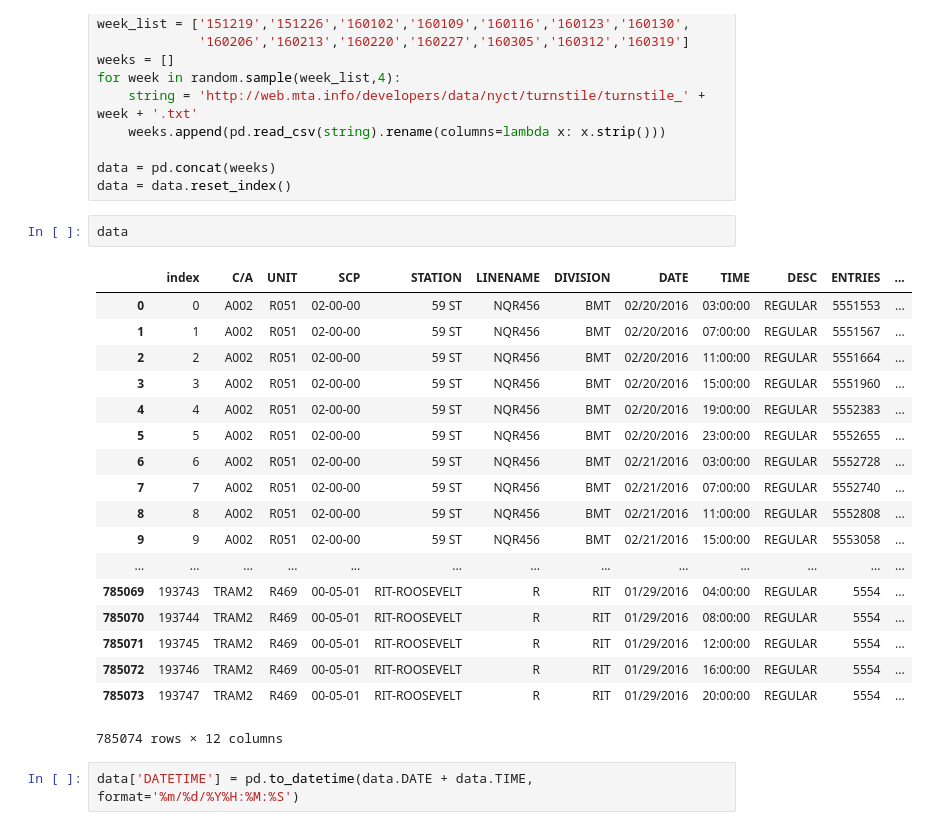
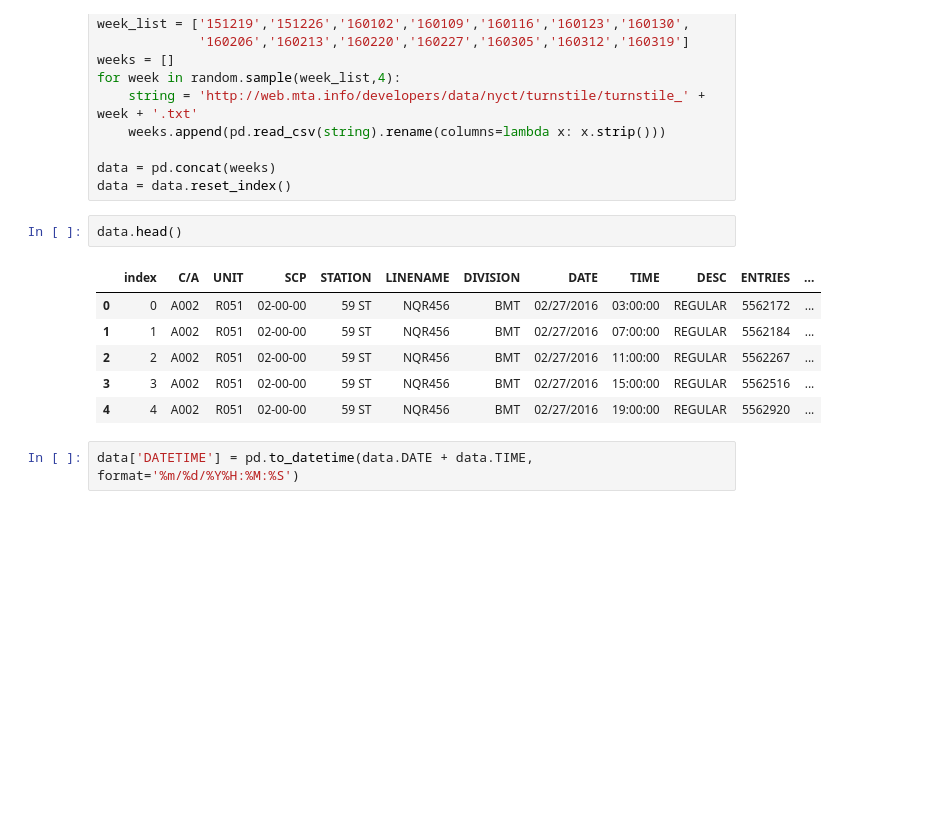
Before and after one commit to ashirwad08/MTA-data-exploration, a Jupyter notebook: MTA-data-Winter-2015-2016.ipynb, the cells around one changed output. Cells and saved outputs as stored; diff of their text form; blank space fills up the shorter version.

```diff
--- a/MTA-data-Winter-2015-2016.ipynb
+++ b/MTA-data-Winter-2015-2016.ipynb
@@ -21,26 +22,14 @@ for week in random.sample(week_list,4):
 data = pd.concat(weeks)
 data = data.reset_index()
 # %%
-data
+data.head()
 # %% [output]
 |  | index | C/A | UNIT | SCP | STATION | LINENAME | DIVISION | DATE | TIME | DESC | ENTRIES | ... |
-| 0 | 0 | A002 | R051 | 02-00-00 | 59 ST | NQR456 | BMT | 02/20/2016 | 03:00:00 | REGULAR | 5551553 | ... |
-| 1 | 1 | A002 | R051 | 02-00-00 | 59 ST | NQR456 | BMT | 02/20/2016 | 07:00:00 | REGULAR | 5551567 | ... |
-| 2 | 2 | A002 | R051 | 02-00-00 | 59 ST | NQR456 | BMT | 02/20/2016 | 11:00:00 | REGULAR | 5551664 | ... |
-| 3 | 3 | A002 | R051 | 02-00-00 | 59 ST | NQR456 | BMT | 02/20/2016 | 15:00:00 | REGULAR | 5551960 | ... |
-| 4 | 4 | A002 | R051 | 02-00-00 | 59 ST | NQR456 | BMT | 02/20/2016 | 19:00:00 | REGULAR | 5552383 | ... |
-| 5 | 5 | A002 | R051 | 02-00-00 | 59 ST | NQR456 | BMT | 02/20/2016 | 23:00:00 | REGULAR | 5552655 | ... |
-| 6 | 6 | A002 | R051 | 02-00-00 | 59 ST | NQR456 | BMT | 02/21/2016 | 03:00:00 | REGULAR | 5552728 | ... |
-| 7 | 7 | A002 | R051 | 02-00-00 | 59 ST | NQR456 | BMT | 02/21/2016 | 07:00:00 | REGULAR | 5552740 | ... |
-| 8 | 8 | A002 | R051 | 02-00-00 | 59 ST | NQR456 | BMT | 02/21/2016 | 11:00:00 | REGULAR | 5552808 | ... |
-| 9 | 9 | A002 | R051 | 02-00-00 | 59 ST | NQR456 | BMT | 02/21/2016 | 15:00:00 | REGULAR | 5553058 | ... |
-| ... | ... | ... | ... | ... | ... | ... | ... | ... | ... | ... | ... | ... |
-| 785069 | 193743 | TRAM2 | R469 | 00-05-01 | RIT-ROOSEVELT | R | RIT | 01/29/2016 | 04:00:00 | REGULAR | 5554 | ... |
-| 785070 | 193744 | TRAM2 | R469 | 00-05-01 | RIT-ROOSEVELT | R | RIT | 01/29/2016 | 08:00:00 | REGULAR | 5554 | ... |
-| 785071 | 193745 | TRAM2 | R469 | 00-05-01 | RIT-ROOSEVELT | R | RIT | 01/29/2016 | 12:00:00 | REGULAR | 5554 | ... |
-| 785072 | 193746 | TRAM2 | R469 | 00-05-01 | RIT-ROOSEVELT | R | RIT | 01/29/2016 | 16:00:00 | REGULAR | 5554 | ... |
-| 785073 | 193747 | TRAM2 | R469 | 00-05-01 | RIT-ROOSEVELT | R | RIT | 01/29/2016 | 20:00:00 | REGULAR | 5554 | ... |
+| 0 | 0 | A002 | R051 | 02-00-00 | 59 ST | NQR456 | BMT | 02/27/2016 | 03:00:00 | REGULAR | 5562172 | ... |
+| 1 | 1 | A002 | R051 | 02-00-00 | 59 ST | NQR456 | BMT | 02/27/2016 | 07:00:00 | REGULAR | 5562184 | ... |
+| 2 | 2 | A002 | R051 | 02-00-00 | 59 ST | NQR456 | BMT | 02/27/2016 | 11:00:00 | REGULAR | 5562267 | ... |
+| 3 | 3 | A002 | R051 | 02-00-00 | 59 ST | NQR456 | BMT | 02/27/2016 | 15:00:00 | REGULAR | 5562516 | ... |
+| 4 | 4 | A002 | R051 | 02-00-00 | 59 ST | NQR456 | BMT | 02/27/2016 | 19:00:00 | REGULAR | 5562920 | ... |
-785074 rows × 12 columns
 # %%
 data['DATETIME'] = pd.to_datetime(data.DATE + data.TIME, format='%m/%d/%Y%H:%M:%S')
 # %%
```
Also changed, not shown: parts of 10 cells of this notebook, 1 other file.
